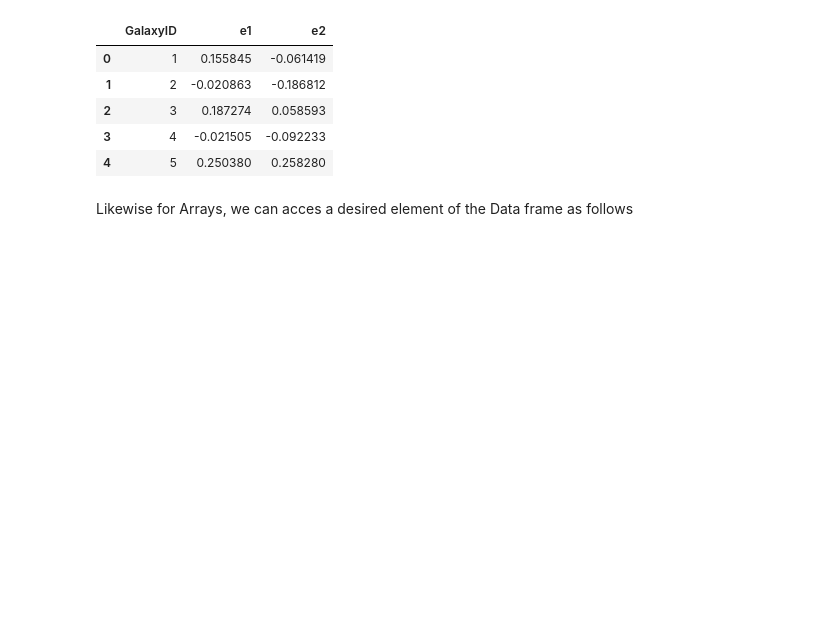
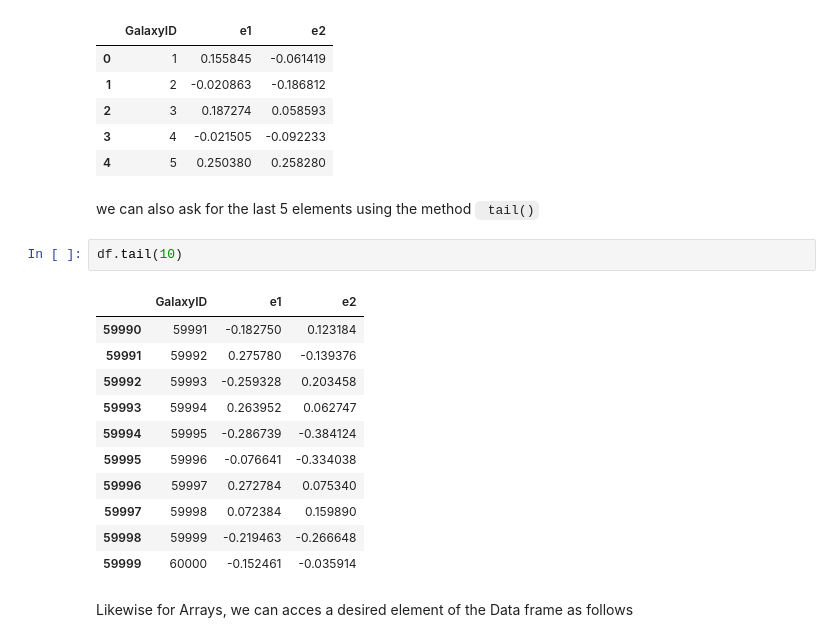
Before and after one commit to EXPLORE-for-students/python-tutorials, a Jupyter notebook: Tutorial 2/Tutorial_2_Data_structures.ipynb, the cells around one changed output. Saved outputs shown, nothing was run; the diff lists cells and outputs as text; blank space fills up the shorter version.

```diff
--- a/Tutorial 2/Tutorial_2_Data_structures.ipynb
+++ b/Tutorial 2/Tutorial_2_Data_structures.ipynb
@@ -474,6 +477,22 @@ df.head()
 | 2 | 3 | 0.187274 | 0.058593 |
 | 3 | 4 | -0.021505 | -0.092233 |
 | 4 | 5 | 0.250380 | 0.258280 |
+# %% [markdown]
+we can also ask for the last 5 elements using the method <code> tail()</code>
+# %%
+df.tail(10)
+# %% [output]
+|  | GalaxyID | e1 | e2 |
+| 59990 | 59991 | -0.182750 | 0.123184 |
+| 59991 | 59992 | 0.275780 | -0.139376 |
+| 59992 | 59993 | -0.259328 | 0.203458 |
+| 59993 | 59994 | 0.263952 | 0.062747 |
+| 59994 | 59995 | -0.286739 | -0.384124 |
+| 59995 | 59996 | -0.076641 | -0.334038 |
+| 59996 | 59997 | 0.272784 | 0.075340 |
+| 59997 | 59998 | 0.072384 | 0.159890 |
+| 59998 | 59999 | -0.219463 | -0.266648 |
+| 59999 | 60000 | -0.152461 | -0.035914 |
 # %% [markdown]
 Likewise for Arrays, we can acces a desired element of the Data frame as follows
 # %%
```
Also changed, not shown: parts of 4 cells of this notebook.
